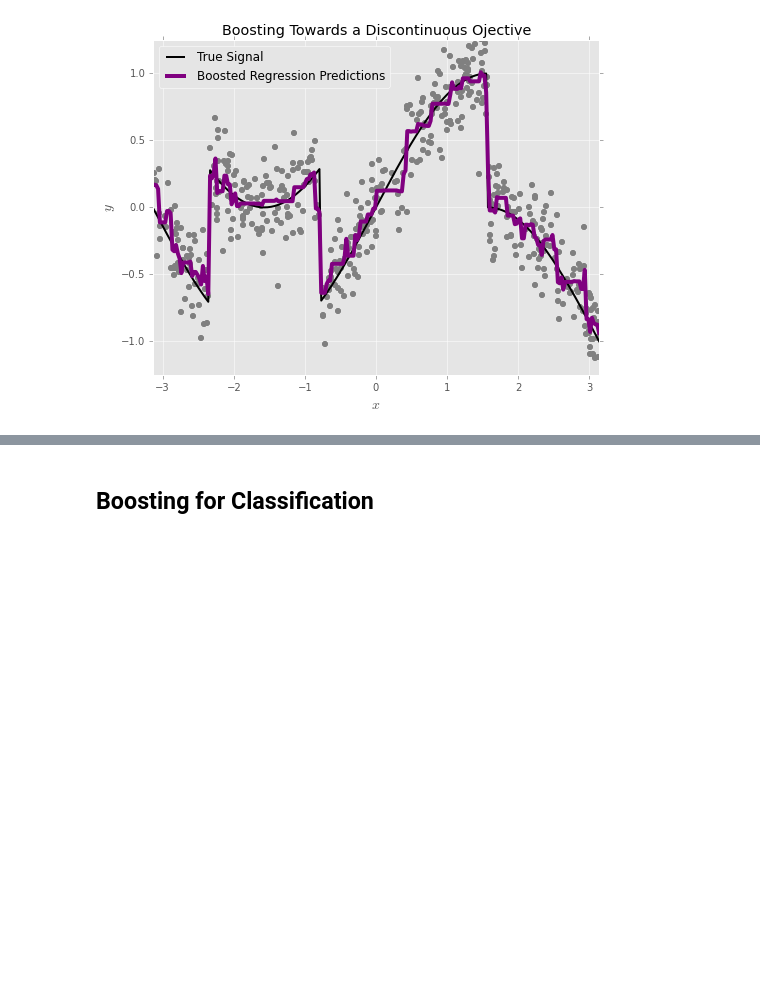
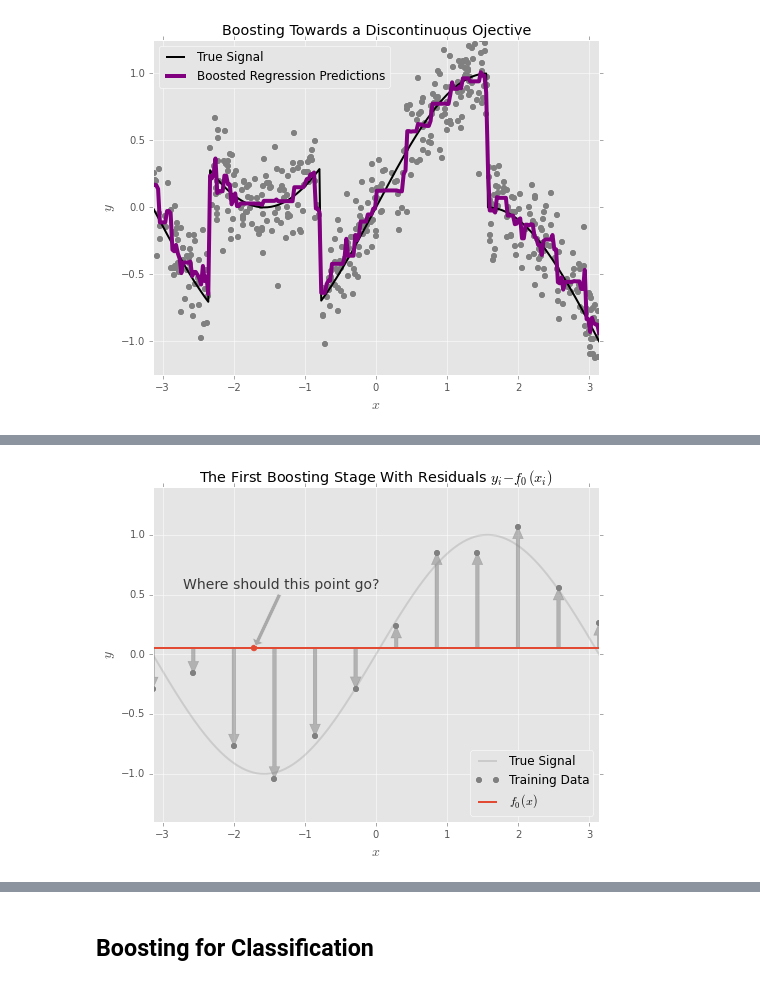
Before and after one commit to madrury/boosting-presentation, a Jupyter notebook: Boosting-Presentation-Galvanize.ipynb, the cells around one changed output, grey strips where cells are left out. Saved outputs shown, nothing was run; the diff lists cells and outputs as text; code cells hidden in the pictures; blank space fills up the shorter version.

```diff
--- a/Boosting-Presentation-Galvanize.ipynb
+++ b/Boosting-Presentation-Galvanize.ipynb
@@ -184,0 +272,31 @@ plt.savefig('plots/broken-sin-with-booster.png', bbox_inches='tight')
+# %%
+plt.plot(x, y, '-', color='grey', alpha=0.25, label='True Signal')
+plt.plot(xs, ys, 'o', markeredgewidth=0, color="grey", label='Training Data')
+plt.plot(xs, np.repeat(mu, N), label="$f_0(x)$")
+
+for px, py in zip(xs, ys):
+    plt.arrow(px, mu, 0, py - mu, color='grey', alpha=0.5,
+              head_width=0.15, head_length=0.1, width=0.05,
+              length_includes_head=True, label='Residuals $f_0(x) - y$')
+
+
+
+arrow_pos = (xs[2] + (xs[3] - xs[2])/2, mu)
+# I had to google the hex color name
+plt.scatter([arrow_pos[0]], [arrow_pos[1]], s=35, color='#E24A33')
+plt.annotate('Where should this point go?', arrow_pos,
+              xytext=(arrow_pos[0] - 1, arrow_pos[1] + 0.5),
+              arrowprops=dict(facecolor="darkgrey", shrink=0.05),
+              fontsize=14,
+              alpha=0.75
+            )
+
+
+plt.title('The First Boosting Stage With Residuals $y_i - f_0(x_i)$')
+plt.xlabel('$x$', fontsize=14); plt.ylabel('$y$', fontsize=14)
+plt.legend(loc="lower right")
+plt.xlim([-np.pi, np.pi]); plt.ylim([-1.4, 1.4])
+
+plt.savefig('plots/first-boosting-stage-with-residuals-dillema.png', bbox_inches='tight')
+# %% [output]
+[figure, added]
```
Also changed, not shown: parts of 15 cells of this notebook, 22 other files.
